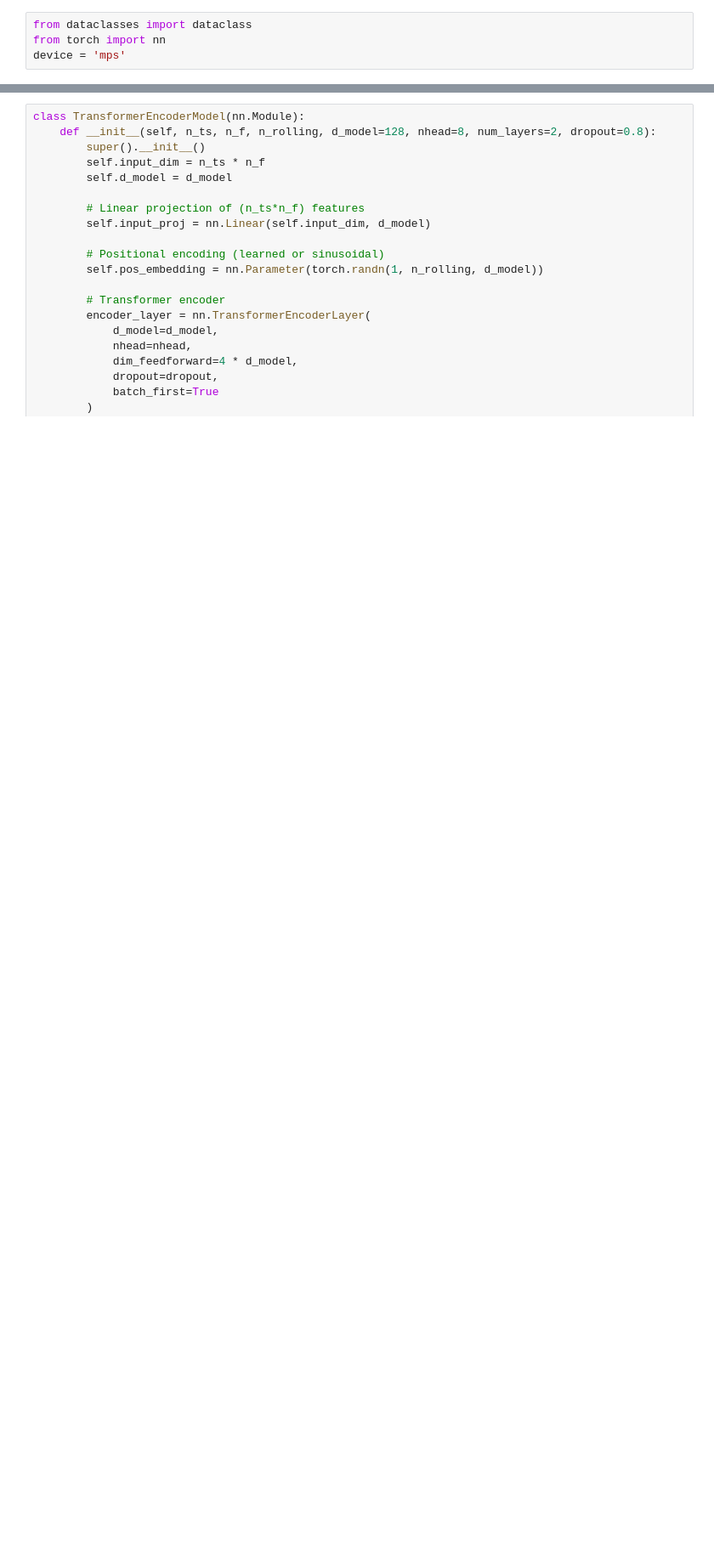
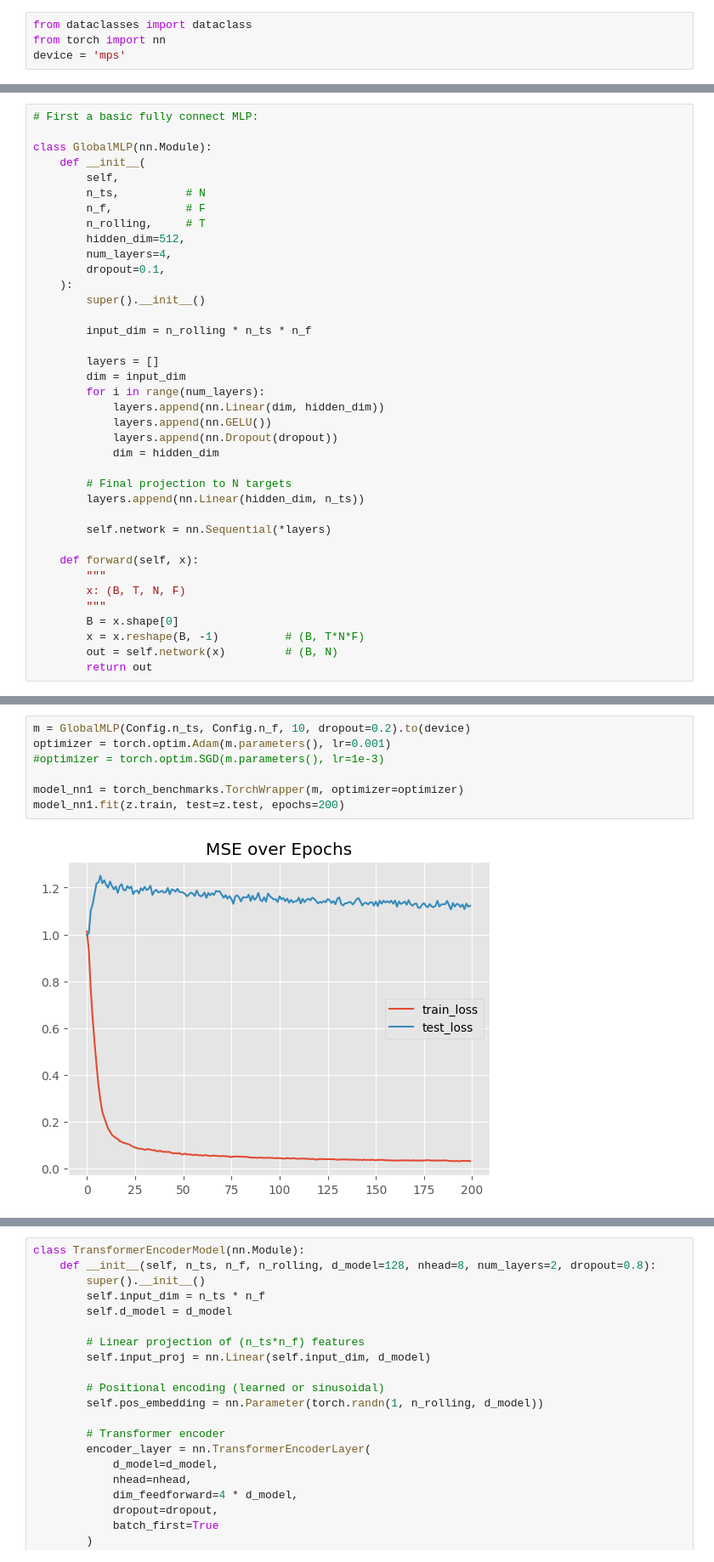
Before and after one commit to cyrilgarcia009/TSNN, a Jupyter notebook: notebooks/compare_models1.ipynb, the cells around one changed output, grey strips where cells are left out. Shown at 85% size. Saved outputs shown, nothing was run; the diff lists cells and outputs as text; blank space fills up the shorter version.

```diff
--- a/notebooks/compare_models1.ipynb
+++ b/notebooks/compare_models1.ipynb
@@ -49,0 +86,38 @@ device = 'mps'
+# %%
+# First a basic fully connect MLP:
+
+class GlobalMLP(nn.Module):
+    def __init__(
+        self,
+        n_ts,          # N
+        n_f,           # F
+        n_rolling,     # T
+        hidden_dim=512,
+        num_layers=4,
+        dropout=0.1,
+    ):
+        super().__init__()
+
+        input_dim = n_rolling * n_ts * n_f
+
+        layers = []
+        dim = input_dim
+        for i in range(num_layers):
+            layers.append(nn.Linear(dim, hidden_dim))
+            layers.append(nn.GELU())
+            layers.append(nn.Dropout(dropout))
+            dim = hidden_dim
+
+        # Final projection to N targets
+        layers.append(nn.Linear(hidden_dim, n_ts))
+
+        self.network = nn.Sequential(*layers)
+
+    def forward(self, x):
+        """
+        x: (B, T, N, F)
+        """
+        B = x.shape[0]
+        x = x.reshape(B, -1)          # (B, T*N*F)
+        out = self.network(x)         # (B, N)
+        return out
@@ -49,0 +504,9 @@ device = 'mps'
+# %%
+m = GlobalMLP(Config.n_ts, Config.n_f, 10, dropout=0.2).to(device)
+optimizer = torch.optim.Adam(m.parameters(), lr=0.001)
+#optimizer = torch.optim.SGD(m.parameters(), lr=1e-3)
+
+model_nn1 = torch_benchmarks.TorchWrapper(m, optimizer=optimizer)
+model_nn1.fit(z.train, test=z.test, epochs=200)
+# %% [output]
+[figure, added]
```
Also changed, not shown: parts of 39 cells of this notebook.
